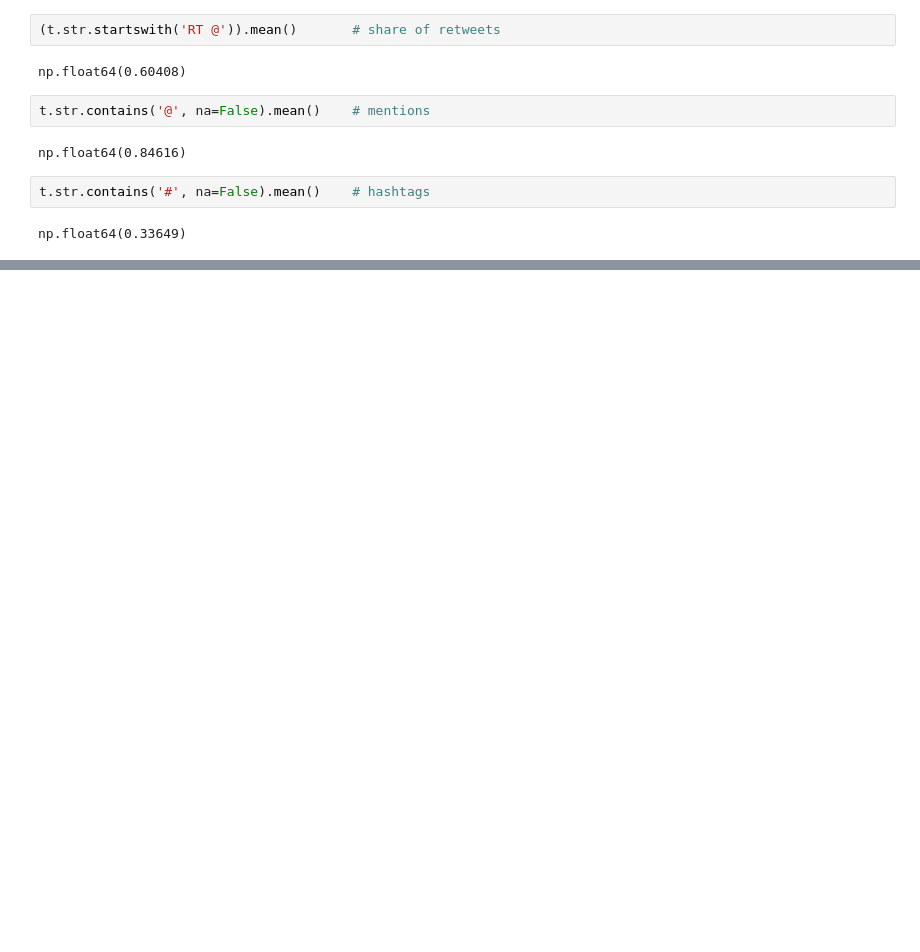
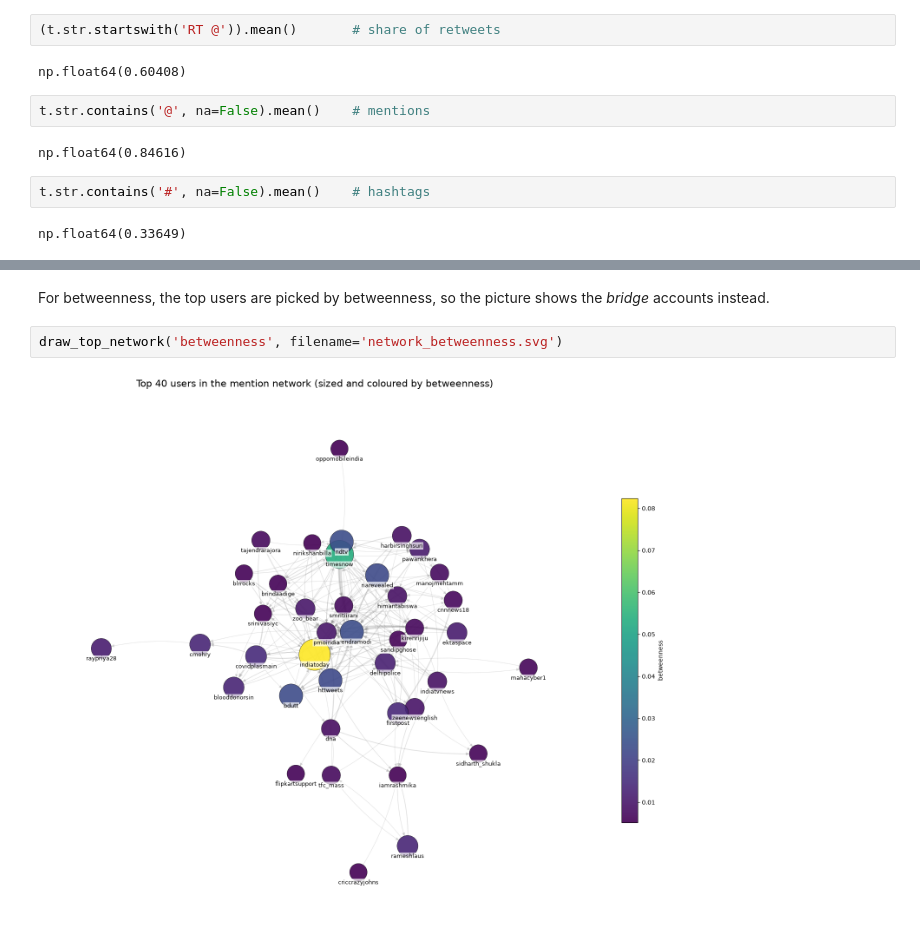
Before and after one commit to toyess-37/cs5399-mining, a Jupyter notebook: task1.ipynb, the cells around one changed output, grey strips where cells are left out. Saved outputs shown, nothing was run; the diff lists cells and outputs as text; blank space fills up the shorter version.

```diff
--- a/task1.ipynb
+++ b/task1.ipynb
@@ -111,0 +427,6 @@ np.float64(0.33649)
+# %% [markdown]
+For betweenness, the top users are picked by betweenness, so the picture shows the *bridge* accounts instead.
+# %%
+draw_top_network('betweenness', filename='network_betweenness.svg')
+# %% [output]
+[figure, added]
```
Also changed, not shown: parts of 32 cells of this notebook, 9 other files.
